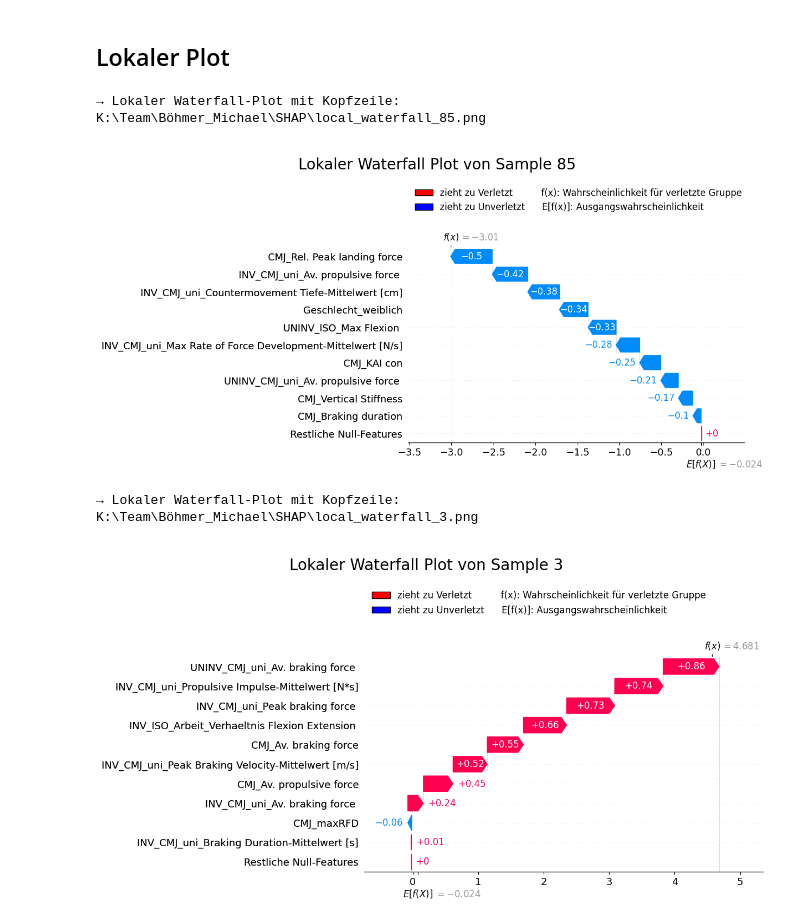
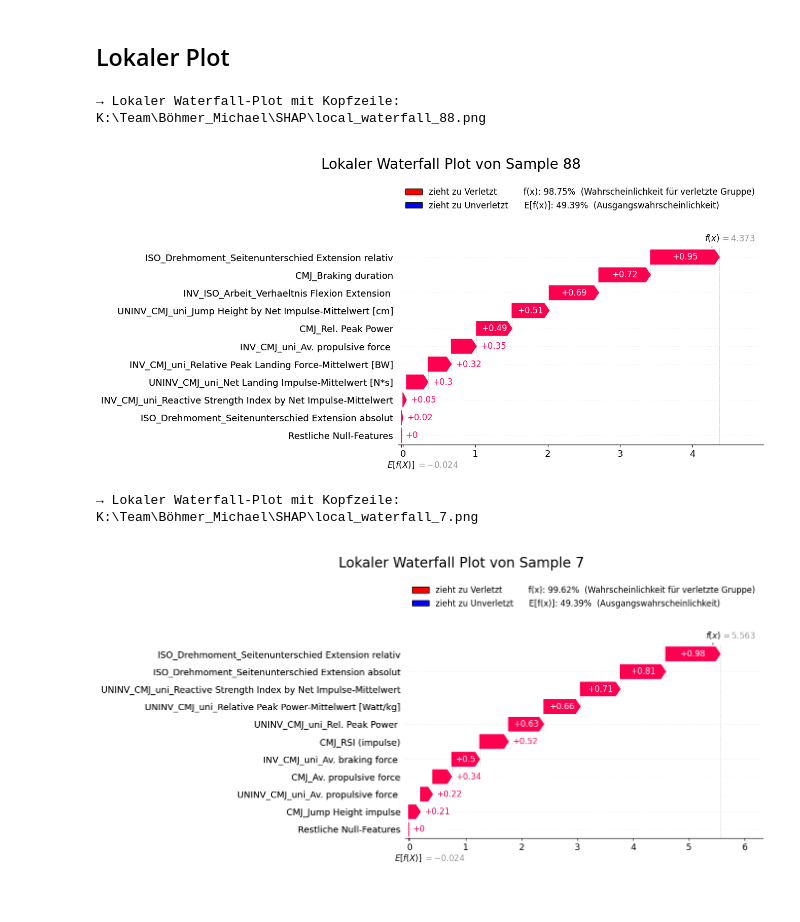
Before and after one commit to michi1308/neuronales_netz_motum, a Jupyter notebook: code/shap.ipynb, the cells around one changed output. Saved outputs shown, nothing was run; the diff lists cells and outputs as text; code cells hidden in the pictures; blank space fills up the shorter version.

Commit message:
Fertig mit SHAP

```diff
--- a/code/shap.ipynb
+++ b/code/shap.ipynb
@@ -581,6 +581,7 @@ import matplotlib.pyplot as plt
 import shap
 import matplotlib.gridspec as gridspec
 from matplotlib.patches import Patch
+from scipy.special import expit
 
 shap_output_dir = r"K:\Team\Böhmer_Michael\SHAP"
 
@@ -623,6 +624,12 @@ def plot_local_waterfall(
         feature_names = names_nz,
     )
 
+
+    fx_logit = exp_val + sum(vals_nz)      # f(x) im Logit
+    p_fx     = expit(fx_logit)             # Wahrscheinlichkeit
+    p_base   = expit(exp_val)              # Baseline-Wahrscheinlichkeit
+
+
     # 5) Figure + GridSpec: 20% Kopf, 80% Plot
     fig = plt.figure(figsize=(10, max(8, len(names_nz)*0.15) + 2))
     gs  = gridspec.GridSpec(
@@ -643,8 +650,8 @@ def plot_local_waterfall(
 
     # Patch-Legende in den Kopfbereich
     legend_elements = [
-        Patch(facecolor='red',  edgecolor='k', label='zieht zu Verletzt          f(x): Wahrscheinlichkeit für verletzte Gruppe'),
-        Patch(facecolor='blue', edgecolor='k', label='zieht zu Unverletzt      E[f(x)]: Ausgangswahrscheinlichkeit')
+        Patch(facecolor='red',  edgecolor='k', label=f'zieht zu Verletzt          f(x): {p_fx:.2%}  (Wahrscheinlichkeit für verletzte Gruppe)'),
+        Patch(facecolor='blue', edgecolor='k', label=f'zieht zu Unverletzt      E[f(x)]: {p_base:.2%}  (Ausgangswahrscheinlichkeit)')
     ]
     ax_header.legend(
         handles=legend_elements,
@@ -668,9 +675,13 @@ def plot_local_waterfall(
 
 
     # 9) Tight am unteren Rand, Sortierung beibehalten
+    # ax_plot.set_ylim(-0.5, len(names_nz)-0.5)
+    # ax_plot.margins(y=0)
+    # plt.tight_layout(pad=0)
     ax_plot.set_ylim(-0.5, len(names_nz)-0.5)
-    ax_plot.margins(y=0)
-    plt.tight_layout(pad=0)
+    ax_plot.margins(x=0.025, y=0.22)                          # 5% links/rechts, 2% oben/unten
+    plt.tight_layout(pad=2)                                  # 2pt Abstand zu Figure-Rand
+    fig.subplots_adjust(left=0.05, right=0.95, bottom=0.05)  # 5% Abstand links/rechts/unten
 
     # 9) Speichern und ausgeben
     out = os.path.join(output_dir, f"local_waterfall_{sample_idx}.png")
@@ -686,11 +697,11 @@ plot_local_waterfall(
     X_stack=X_stack,
     exp_val=exp_val,
     output_dir=shap_output_dir,
-    sample_idx=85   # None = zufälliges Sample
+    sample_idx=88   # None = zufälliges Sample
 )
 # %% [output]
-→ Lokaler Waterfall-Plot mit Kopfzeile: K:\Team\Böhmer_Michael\SHAP\local_waterfall_85.png
+→ Lokaler Waterfall-Plot mit Kopfzeile: K:\Team\Böhmer_Michael\SHAP\local_waterfall_88.png
-[figure, old version]
+[figure, new version]
 # %%
 shap_output_dir = r"K:\Team\Böhmer_Michael\SHAP"
 # %%
@@ -700,6 +711,7 @@ import matplotlib.pyplot as plt
 import shap
 import matplotlib.gridspec as gridspec
 from matplotlib.patches import Patch
+from scipy.special import expit
 
 shap_output_dir = r"K:\Team\Böhmer_Michael\SHAP"
 
@@ -742,6 +754,12 @@ def plot_local_waterfall(
         feature_names = names_nz,
     )
 
+
+    fx_logit = exp_val + sum(vals_nz)      # f(x) im Logit
+    p_fx     = expit(fx_logit)             # Wahrscheinlichkeit
+    p_base   = expit(exp_val)              # Baseline-Wahrscheinlichkeit
+
+
     # 5) Figure + GridSpec: 20% Kopf, 80% Plot
     fig = plt.figure(figsize=(10, max(8, len(names_nz)*0.15) + 2))
     gs  = gridspec.GridSpec(
@@ -762,8 +780,8 @@ def plot_local_waterfall(
 
     # Patch-Legende in den Kopfbereich
     legend_elements = [
-        Patch(facecolor='red',  edgecolor='k', label='zieht zu Verletzt          f(x): Wahrscheinlichkeit für verletzte Gruppe'),
-        Patch(facecolor='blue', edgecolor='k', label='zieht zu Unverletzt      E[f(x)]: Ausgangswahrscheinlichkeit')
+        Patch(facecolor='red',  edgecolor='k', label=f'zieht zu Verletzt          f(x): {p_fx:.2%}  (Wahrscheinlichkeit für verletzte Gruppe)'),
+        Patch(facecolor='blue', edgecolor='k', label=f'zieht zu Unverletzt      E[f(x)]: {p_base:.2%}  (Ausgangswahrscheinlichkeit)')
     ]
     ax_header.legend(
         handles=legend_elements,
@@ -784,33 +802,33 @@ def plot_local_waterfall(
         show=False,
         max_display=len(names_nz)
     )
 
 
     # 9) Tight am unteren Rand, Sortierung beibehalten
     # ax_plot.set_ylim(-0.5, len(names_nz)-0.5)
     # ax_plot.margins(y=0)
     # plt.tight_layout(pad=0)
     ax_plot.set_ylim(-0.5, len(names_nz)-0.5)
     ax_plot.margins(x=0.025, y=0.22)                          # 5% links/rechts, 2% oben/unten
     plt.tight_layout(pad=2)                                  # 2pt Abstand zu Figure-Rand
     fig.subplots_adjust(left=0.05, right=0.95, bottom=0.05)  # 5% Abstand links/rechts/unten
 
     # 9) Speichern und ausgeben
     out = os.path.join(output_dir, f"local_waterfall_{sample_idx}.png")
     fig.savefig(out, dpi=dpi, bbox_inches='tight')
     print(f"→ Lokaler Waterfall-Plot mit Kopfzeile: {out}")
     plt.show()
 
 
 # Aufruf
 plot_local_waterfall(
     features=features,
     shap_stack=shap_stack,
     X_stack=X_stack,
     exp_val=exp_val,
     output_dir=shap_output_dir,
-    sample_idx=3   # None = zufälliges Sample
+    sample_idx=7   # None = zufälliges Sample
 )
 # %% [output]
-→ Lokaler Waterfall-Plot mit Kopfzeile: K:\Team\Böhmer_Michael\SHAP\local_waterfall_3.png
+→ Lokaler Waterfall-Plot mit Kopfzeile: K:\Team\Böhmer_Michael\SHAP\local_waterfall_7.png
-[figure, old version]
+[figure, new version]
```
Also changed, not shown: parts of 1 cell of this notebook.
